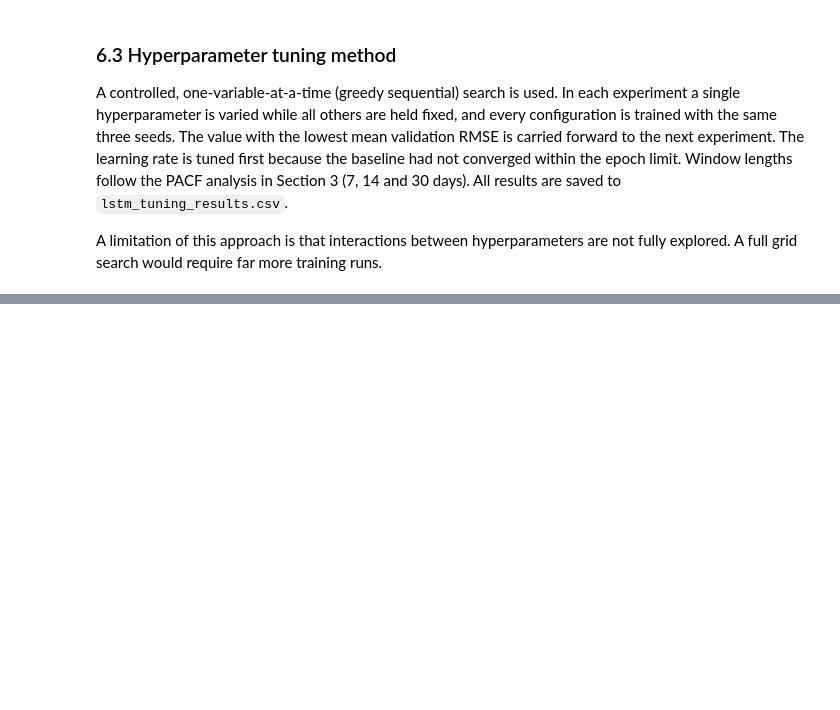
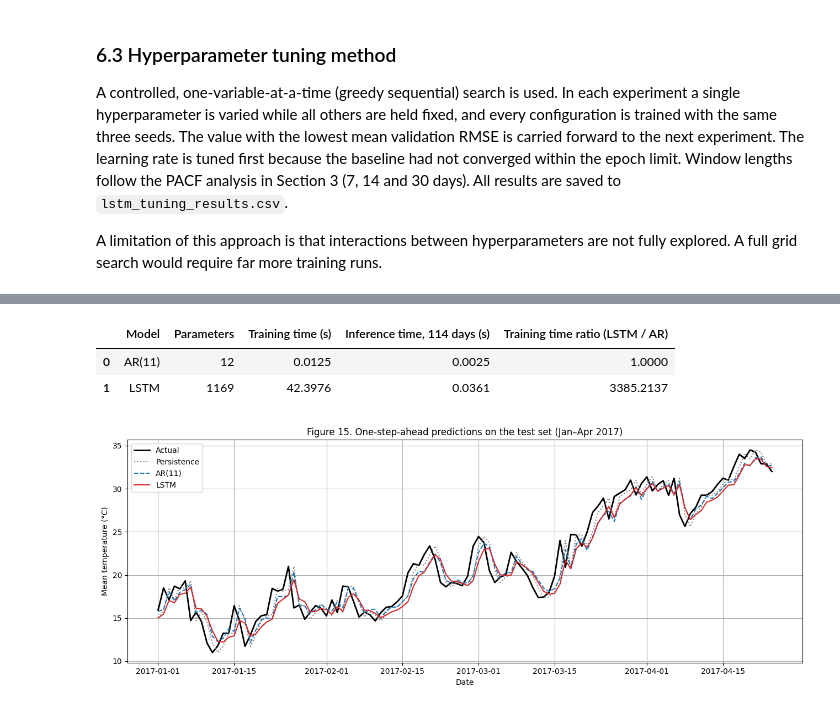
Before and after one commit to JoshuaOhYQ/Graded_Lab_3_Sequential_Data_Prediction, a Jupyter notebook: sequential-data-prediction.ipynb, the cells around one changed output, grey strips where cells are left out. Cells and saved outputs as stored; diff of their text form; code cells hidden in the pictures; blank space fills up the shorter version.

Commit message:
Full draft done

```diff
--- a/sequential-data-prediction.ipynb
+++ b/sequential-data-prediction.ipynb
@@ -1283,0 +1368,4 @@ D: ('n_layers', 'dropout')=(2, 0.2)           RMSE 1.576 ± 0.002 °C | 282 epoc
+# %%
+# Selected LSTM configuration from Section 6.4 (avoids re-running the tuning)
+BEST_LSTM_CFG = {'seq_len': 7, 'units': 16, 'n_layers': 1, 'dropout': 0.0,
+                 'lr': 1e-3, 'batch_size': 32, 'epochs': 300, 'patience': 20}
@@ -1283,0 +1501,30 @@ D: ('n_layers', 'dropout')=(2, 0.2)           RMSE 1.576 ± 0.002 °C | 282 epoc
+# %%
+# Deployement cost table
+cost_table = pd.DataFrame([
+    {'Model': f'AR({BEST_P_ORIG})', 'Parameters': len(ar_final.params),
+     'Training time (s)': ar_fit_time, 'Inference time, 114 days (s)': ar_inf_time},
+    {'Model': 'LSTM', 'Parameters': int(lstm_test_df['params'].iloc[0]),
+     'Training time (s)': lstm_test_df['train_time_s'].mean(),
+     'Inference time, 114 days (s)': lstm_test_df['inference_time_s'].mean()},
+])
+cost_table['Training time ratio (LSTM / AR)'] = cost_table['Training time (s)'] / ar_fit_time
+display(cost_table.round(4))
+# %% [output]
+|  | Model | Parameters | Training time (s) | Inference time, 114 days (s) | Training time ratio (LSTM / AR) |
+| 0 | AR(11) | 12 | 0.0125 | 0.0025 | 1.0000 |
+| 1 | LSTM | 1169 | 42.3976 | 0.0361 | 3385.2137 |
+# %%
+# Full test period
+plt.figure(figsize=(13, 5))
+plt.plot(y_test.index, y_test, color='black', linewidth=2, label='Actual')
+plt.plot(y_test.index, pers_test, color='grey', linestyle=':', label='Persistence')
+plt.plot(y_test.index, ar_test_pred, color='tab:blue', linestyle='--', label=f'AR({BEST_P_ORIG})')
+plt.plot(y_test.index, lstm_test_pred, color='tab:red', label='LSTM')
+plt.title('Figure 15. One-step-ahead predictions on the test set (Jan–Apr 2017)')
+plt.xlabel('Date')
+plt.ylabel('Mean temperature (°C)')
+plt.legend()
+plt.tight_layout()
+plt.show()
+# %% [output]
+[figure, added]
```
Also changed, not shown: parts of 24 cells of this notebook.
